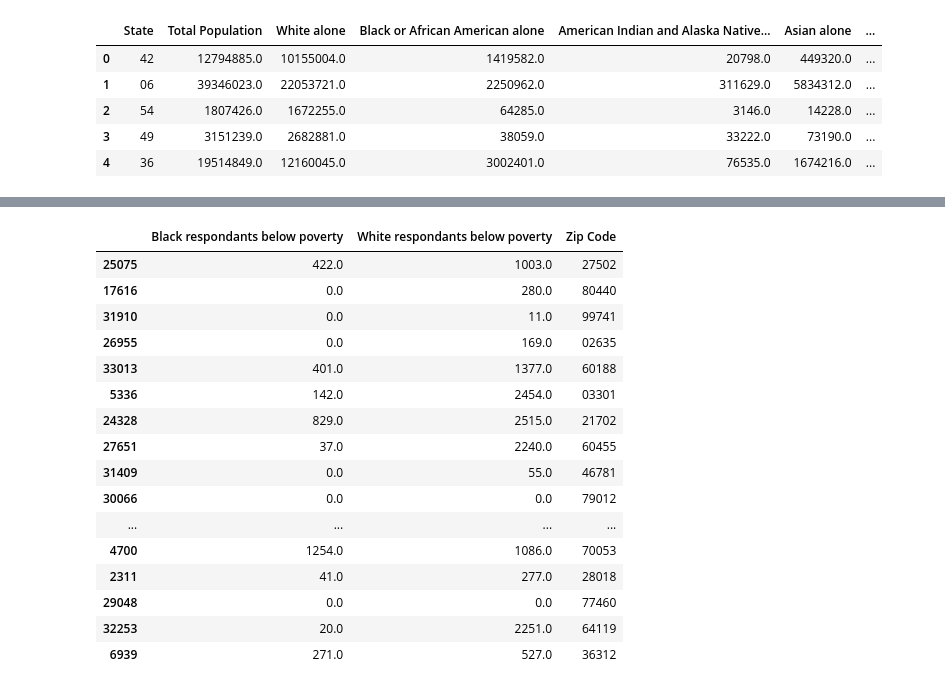
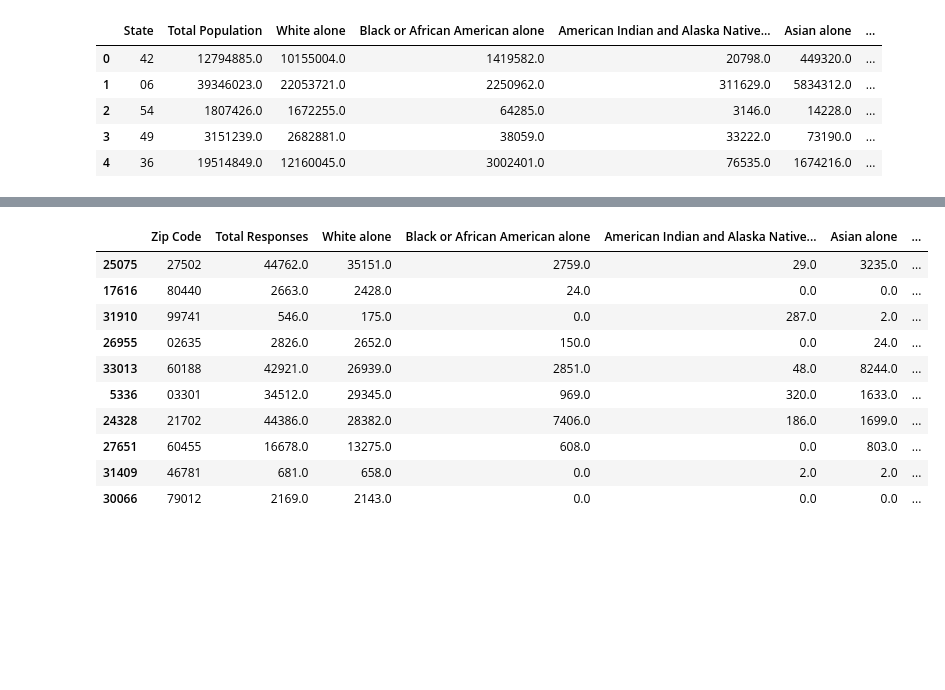
Before and after one commit to OP78142/proj-1-g4, a Jupyter notebook: ProjectWork.ipynb, the cells around one changed output, grey strips where cells are left out. Saved outputs shown, nothing was run; the diff lists cells and outputs as text; code cells hidden in the pictures; blank space fills up the shorter version.

```diff
--- a/ProjectWork.ipynb
+++ b/ProjectWork.ipynb
@@ -179,25 +68,0 @@ census_pd_povGender_Zip.sample(25, random_state=100)
-# %%
-census_data_povRace = c.acs5.get(("B17001B_002E","B17001A_002E"), {"for": "zip code tabulation area:*"})
-census_pd_povRace = pd.DataFrame(census_data_povRace)
-census_pd_povRace = census_pd_povRace.rename(columns={"zip code tabulation area":"Zip Code",
-                                                        "B17001B_002E":"Black respondants below poverty",
-                                                       "B17001A_002E":"White respondants below poverty"})
-census_pd_povRace.sample(25, random_state=100)
-# %% [output]
-|  | Black respondants below poverty | White respondants below poverty | Zip Code |
-| 25075 | 422.0 | 1003.0 | 27502 |
-| 17616 | 0.0 | 280.0 | 80440 |
-| 31910 | 0.0 | 11.0 | 99741 |
-| 26955 | 0.0 | 169.0 | 02635 |
-| 33013 | 401.0 | 1377.0 | 60188 |
-| 5336 | 142.0 | 2454.0 | 03301 |
-| 24328 | 829.0 | 2515.0 | 21702 |
-| 27651 | 37.0 | 2240.0 | 60455 |
-| 31409 | 0.0 | 55.0 | 46781 |
-| 30066 | 0.0 | 0.0 | 79012 |
-| ... | ... | ... | ... |
-| 4700 | 1254.0 | 1086.0 | 70053 |
-| 2311 | 41.0 | 277.0 | 28018 |
-| 29048 | 0.0 | 0.0 | 77460 |
-| 32253 | 20.0 | 2251.0 | 64119 |
-| 6939 | 271.0 | 527.0 | 36312 |
@@ -203,0 +92,14 @@ census_pd_povRace.sample(25, random_state=100)
+# %%
+census_pd_pbrZip.sample(10, random_state=100)
+# %% [output]
+|  | Zip Code | Total Responses | White alone | Black or African American alone | American Indian and Alaska Native... | Asian alone | ... |
+| 25075 | 27502 | 44762.0 | 35151.0 | 2759.0 | 29.0 | 3235.0 | ... |
+| 17616 | 80440 | 2663.0 | 2428.0 | 24.0 | 0.0 | 0.0 | ... |
+| 31910 | 99741 | 546.0 | 175.0 | 0.0 | 287.0 | 2.0 | ... |
+| 26955 | 02635 | 2826.0 | 2652.0 | 150.0 | 0.0 | 24.0 | ... |
+| 33013 | 60188 | 42921.0 | 26939.0 | 2851.0 | 48.0 | 8244.0 | ... |
+| 5336 | 03301 | 34512.0 | 29345.0 | 969.0 | 320.0 | 1633.0 | ... |
+| 24328 | 21702 | 44386.0 | 28382.0 | 7406.0 | 186.0 | 1699.0 | ... |
+| 27651 | 60455 | 16678.0 | 13275.0 | 608.0 | 0.0 | 803.0 | ... |
+| 31409 | 46781 | 681.0 | 658.0 | 0.0 | 2.0 | 2.0 | ... |
+| 30066 | 79012 | 2169.0 | 2143.0 | 0.0 | 0.0 | 0.0 | ... |
```
Also changed, not shown: parts of 15 cells of this notebook.
